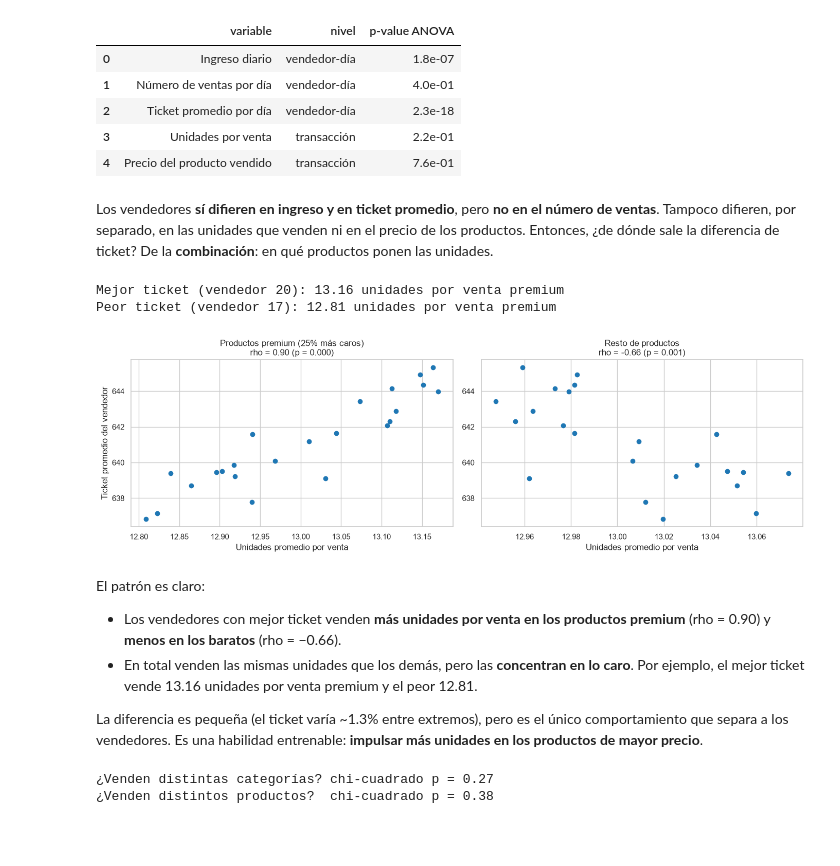
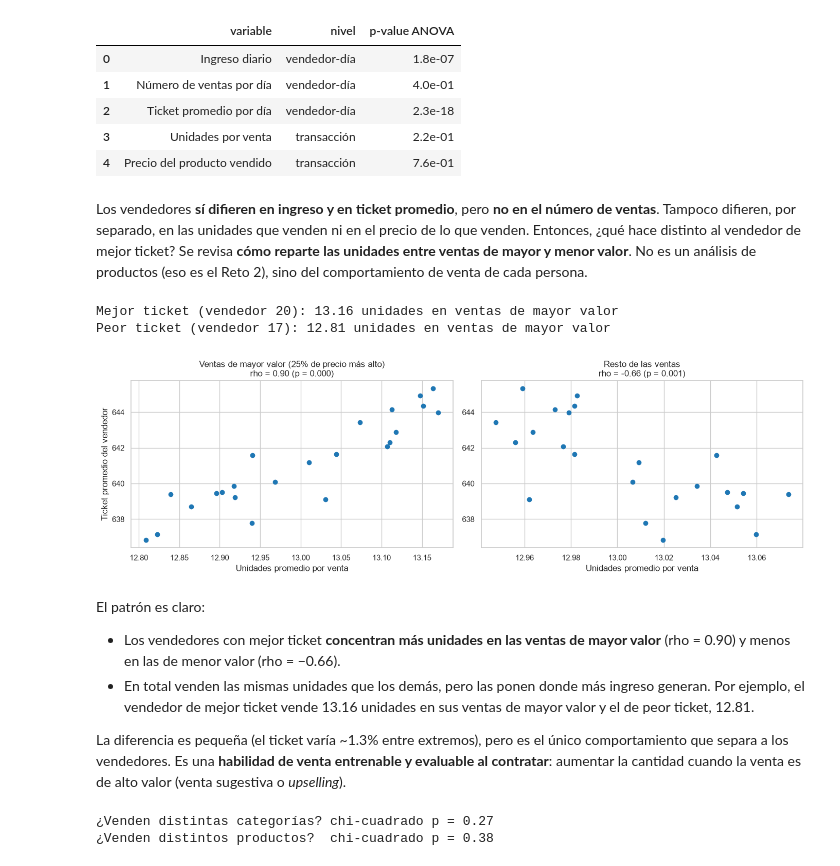
Before and after one commit to Cynthiss/ML-Proyecto-Final, a Jupyter notebook: notebooks/01_exploracion.ipynb, the cells around one changed output. Saved outputs shown, nothing was run; the diff lists cells and outputs as text; code cells hidden in the pictures; blank space fills up the shorter version.

Commit message:
Hallazgo de ticket por vendedor
Los vendedores de mejor ticket concentran más unidades en sus ventas de mayor valor; se agrega al notebook y a las recomendaciones del README

```diff
--- a/notebooks/01_exploracion.ipynb
+++ b/notebooks/01_exploracion.ipynb
@@ -601,47 +601,47 @@ pd.DataFrame(
 | 3 | Unidades por venta | transacción | 2.2e-01 |
 | 4 | Precio del producto vendido | transacción | 7.6e-01 |
 # %% [markdown]
-Los vendedores **sí difieren en ingreso y en ticket promedio**, pero **no en el número de ventas**. Tampoco difieren, por separado, en las unidades que venden ni en el precio de los productos. Entonces, ¿de dónde sale la diferencia de ticket? De la **combinación**: en qué productos ponen las unidades.
+Los vendedores **sí difieren en ingreso y en ticket promedio**, pero **no en el número de ventas**. Tampoco difieren, por separado, en las unidades que venden ni en el precio de lo que venden. Entonces, ¿qué hace distinto al vendedor de mejor ticket? Se revisa **cómo reparte las unidades entre ventas de mayor y menor valor**. No es un análisis de productos (eso es el Reto 2), sino del comportamiento de venta de cada persona.
 # %%
 premium = df["Price"] > df["Price"].quantile(0.75)
 mix = pd.DataFrame(
     {
         "ticket_promedio": df.groupby("SalesPersonID")["Revenue"].mean(),
         "unidades_en_premium": df[premium].groupby("SalesPersonID")["Quantity"].mean(),
         "unidades_en_resto": df[~premium].groupby("SalesPersonID")["Quantity"].mean(),
     }
 )
 
 fig, axes = plt.subplots(1, 2, figsize=(14, 4.5))
 for ax, col, title in [
-    (axes[0], "unidades_en_premium", "Productos premium (25% más caros)"),
-    (axes[1], "unidades_en_resto", "Resto de productos"),
+    (axes[0], "unidades_en_premium", "Ventas de mayor valor (25% de precio más alto)"),
+    (axes[1], "unidades_en_resto", "Resto de las ventas"),
 ]:
     rho, p = stats.spearmanr(mix[col], mix["ticket_promedio"])
     ax.scatter(mix[col], mix["ticket_promedio"], color="tab:blue")
     ax.set_title(f"{title}\nrho = {rho:.2f} (p = {p:.3f})")
     ax.set_xlabel("Unidades promedio por venta")
 axes[0].set_ylabel("Ticket promedio del vendedor")
 fig.tight_layout()
 
 top, bottom = mix["ticket_promedio"].idxmax(), mix["ticket_promedio"].idxmin()
 print(
-    f"Mejor ticket (vendedor {top}): {mix.loc[top, 'unidades_en_premium']:.2f} unidades por venta premium"
+    f"Mejor ticket (vendedor {top}): {mix.loc[top, 'unidades_en_premium']:.2f} unidades en ventas de mayor valor"
 )
 print(
-    f"Peor ticket (vendedor {bottom}): {mix.loc[bottom, 'unidades_en_premium']:.2f} unidades por venta premium"
+    f"Peor ticket (vendedor {bottom}): {mix.loc[bottom, 'unidades_en_premium']:.2f} unidades en ventas de mayor valor"
 )
 # %% [output]
-Mejor ticket (vendedor 20): 13.16 unidades por venta premium
-Peor ticket (vendedor 17): 12.81 unidades por venta premium
+Mejor ticket (vendedor 20): 13.16 unidades en ventas de mayor valor
+Peor ticket (vendedor 17): 12.81 unidades en ventas de mayor valor
-[figure, old version]
+[figure, new version]
 # %% [markdown]
 El patrón es claro:
 
-- Los vendedores con mejor ticket venden **más unidades por venta en los productos premium** (rho = 0.90) y **menos en los baratos** (rho = −0.66).
-- En total venden las mismas unidades que los demás, pero las **concentran en lo caro**. Por ejemplo, el mejor ticket vende 13.16 unidades por venta premium y el peor 12.81.
+- Los vendedores con mejor ticket **concentran más unidades en las ventas de mayor valor** (rho = 0.90) y menos en las de menor valor (rho = −0.66).
+- En total venden las mismas unidades que los demás, pero las ponen donde más ingreso generan. Por ejemplo, el vendedor de mejor ticket vende 13.16 unidades en sus ventas de mayor valor y el de peor ticket, 12.81.
 
-La diferencia es pequeña (el ticket varía ~1.3% entre extremos), pero es el único comportamiento que separa a los vendedores. Es una habilidad entrenable: **impulsar más unidades en los productos de mayor precio**.
+La diferencia es pequeña (el ticket varía ~1.3% entre extremos), pero es el único comportamiento que separa a los vendedores. Es una **habilidad de venta entrenable y evaluable al contratar**: aumentar la cantidad cuando la venta es de alto valor (venta sugestiva o *upselling*).
 # %%
 categories = df.merge(products[["ProductID", "CategoryID"]], on="ProductID")
 chi_cat = stats.chi2_contingency(
```
Also changed, not shown: parts of 1 cell of this notebook, 1 other file.
